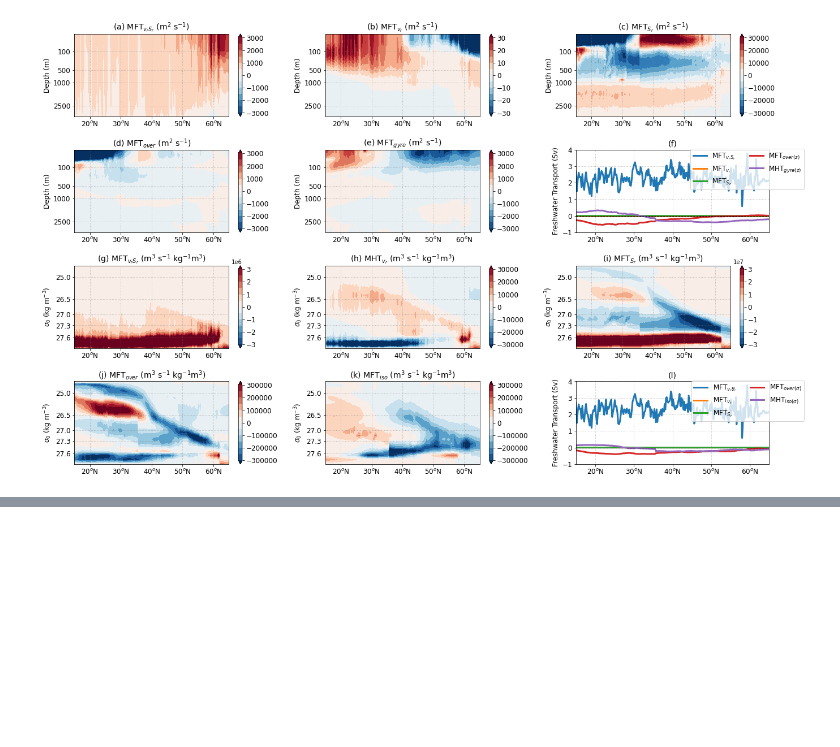
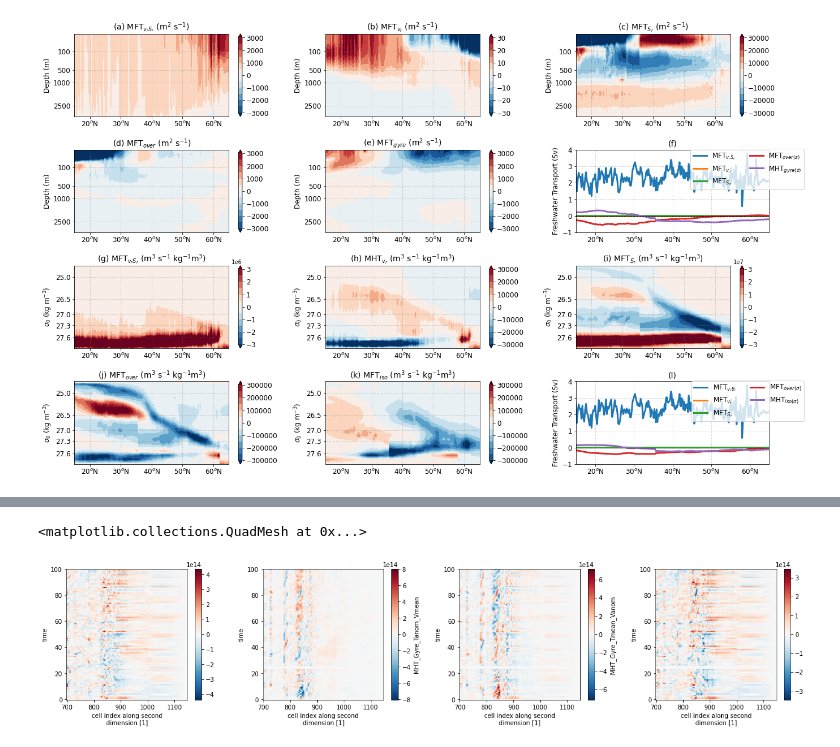
Before and after one commit to hmkhatri/AMOC_Variability_DePreSys_MET, a Jupyter notebook: Notebooks/Plots_Paper_NAO_Heat_Content_Variability/Plots_timeseries_NAO.ipynb, the cells around one changed output, grey strips where cells are left out. Saved outputs shown, nothing was run; the diff lists cells and outputs as text; code cells hidden in the pictures; blank space fills up the shorter version.

```diff
--- a/Notebooks/Plots_Paper_NAO_Heat_Content_Variability/Plots_timeseries_NAO.ipynb
+++ b/Notebooks/Plots_Paper_NAO_Heat_Content_Variability/Plots_timeseries_NAO.ipynb
@@ -2083,0 +2139,4 @@ Text(0.5, 1.0, '(l)')
+# %%
+ds1 = xr.open_dataset("/gws/nopw/j04/snapdragon/hkhatri/Data_Composite/NAO_hpa/Composite_NAOp_Overturning_MHT.nc", chunks={'comp':1})
+
+ds2 = xr.open_dataset("/gws/nopw/j04/snapdragon/hkhatri/Data_sigma/Heat_Salt_Gyre_Decompose/Gyre_Heat_Salt_Transport_NAOp_comp_0.nc")
@@ -2083,0 +2158,21 @@ Text(0.5, 1.0, '(l)')
+# %%
+tmp = (ds1['MHT_z'] - ds1['MHT_z_baro'] - ds1['MHT_overturning_z_baro_v'] - ds1['MHT_overturning_z_baro_theta'] -
+       ds1['MHT_overturning_z']).isel(comp=0).sum('lev')
+
+grid1 = plt.GridSpec(1, 4, wspace=0.3, hspace=0.4)
+fig = plt.figure(figsize=[22,4])
+
+ax = fig.add_subplot(grid1[0, 0])
+tmp.plot()
+
+ax = fig.add_subplot(grid1[0, 1])
+(ds2['MHT_Gyre_Tanom_Vmean'].sum('lev') * 4.09 * 1.e6).plot()
+
+ax = fig.add_subplot(grid1[0, 2])
+(ds2['MHT_Gyre_Tmean_Vanom'].sum('lev') * 4.09 * 1.e6).plot()
+
+ax = fig.add_subplot(grid1[0, 3])
+((ds2['MHT_Gyre_Tmean_Vanom'] + ds2['MHT_Gyre_Tanom_Vmean']).sum('lev') * 4.09 * 1.e6).plot()
+# %% [output]
+<matplotlib.collections.QuadMesh at 0x...>
+[figure, added]
```
Also changed, not shown: parts of 5 cells of this notebook, 4 other files.
